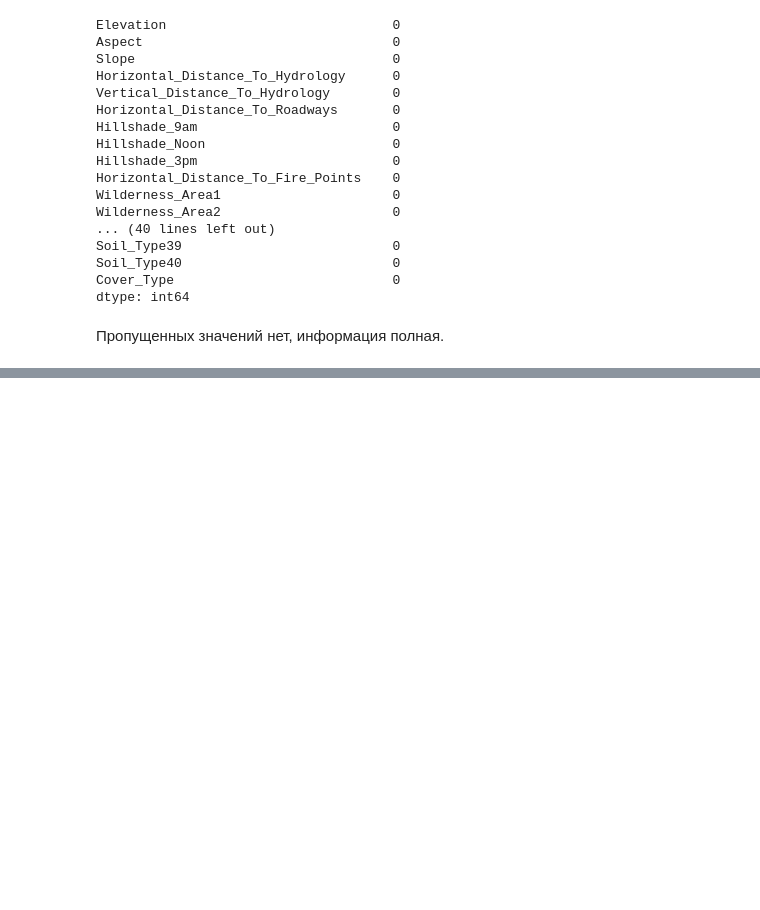
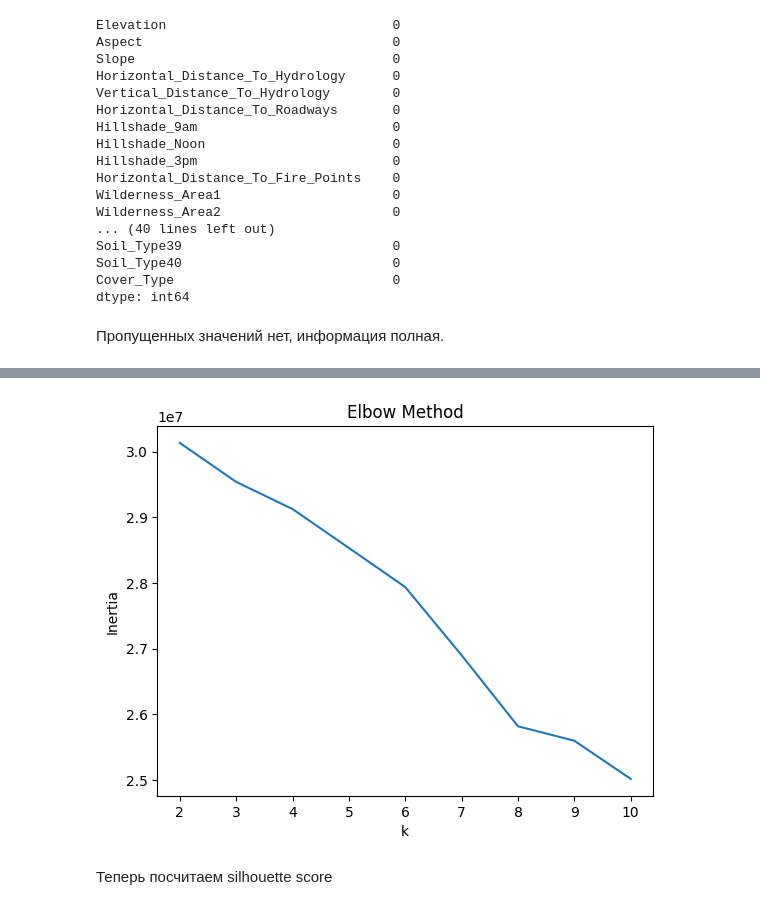
Before and after one commit to sofyak0zyreva/ml-course, a Jupyter notebook: homework/task6.ipynb, the cells around one changed output, grey strips where cells are left out. Saved outputs shown, nothing was run; the diff lists cells and outputs as text; code cells hidden in the pictures; blank space fills up the shorter version.

```diff
--- a/homework/task6.ipynb
+++ b/homework/task6.ipynb
@@ -110,0 +184,6 @@ dtype: int64
+# %%
+from sklearn.preprocessing import StandardScaler
+
+scaler = StandardScaler()
+
+X = scaler.fit_transform(df)
@@ -110,0 +271,16 @@ dtype: int64
+# %%
+inertias = []
+k_values = range(2, 11)
+
+for k in k_values:
+    model = MyKMeans(n_clusters=k, random_state=42)
+    model.fit(X)
+
+    inertia = 0
+    for i in range(k):
+        cluster_points = X[model.labels_ == i]
+        if len(cluster_points) > 0:
+            inertia += np.sum((cluster_points - model.centroids[i]) ** 2)
+
+    print(inertia)
+    inertias.append(inertia)
@@ -110,0 +301,10 @@ dtype: int64
+# %%
+plt.plot(k_values, inertias)
+plt.xlabel("k")
+plt.ylabel("Inertia")
+plt.title("Elbow Method")
+plt.show()
+# %% [output]
+[figure, added]
+# %% [markdown]
+Теперь посчитаем silhouette score
```
Also changed, not shown: parts of 26 cells of this notebook.
